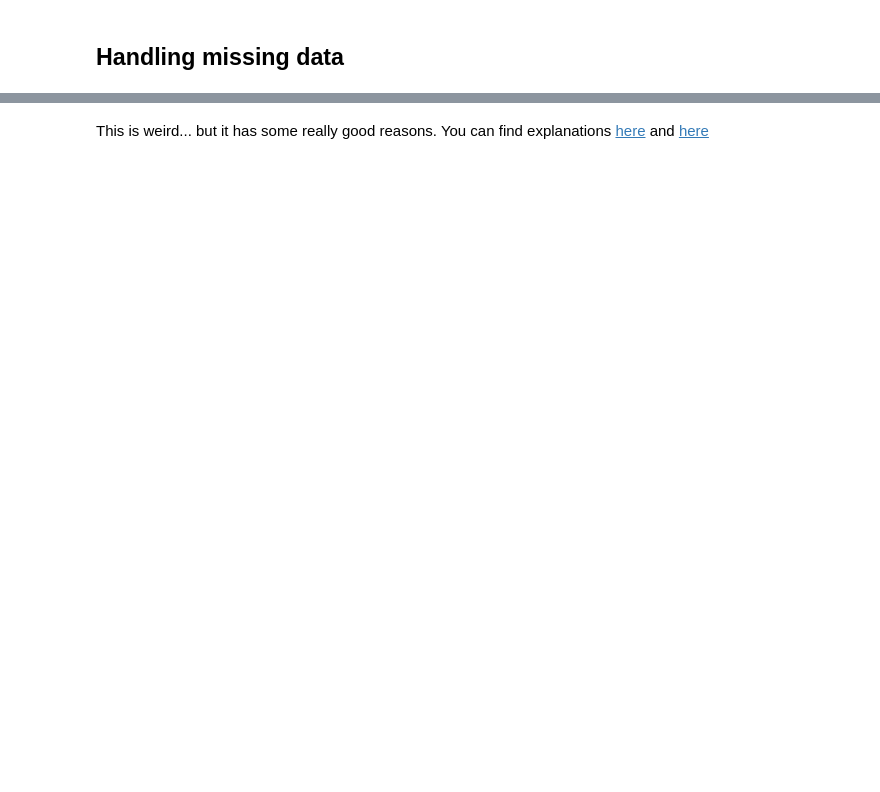
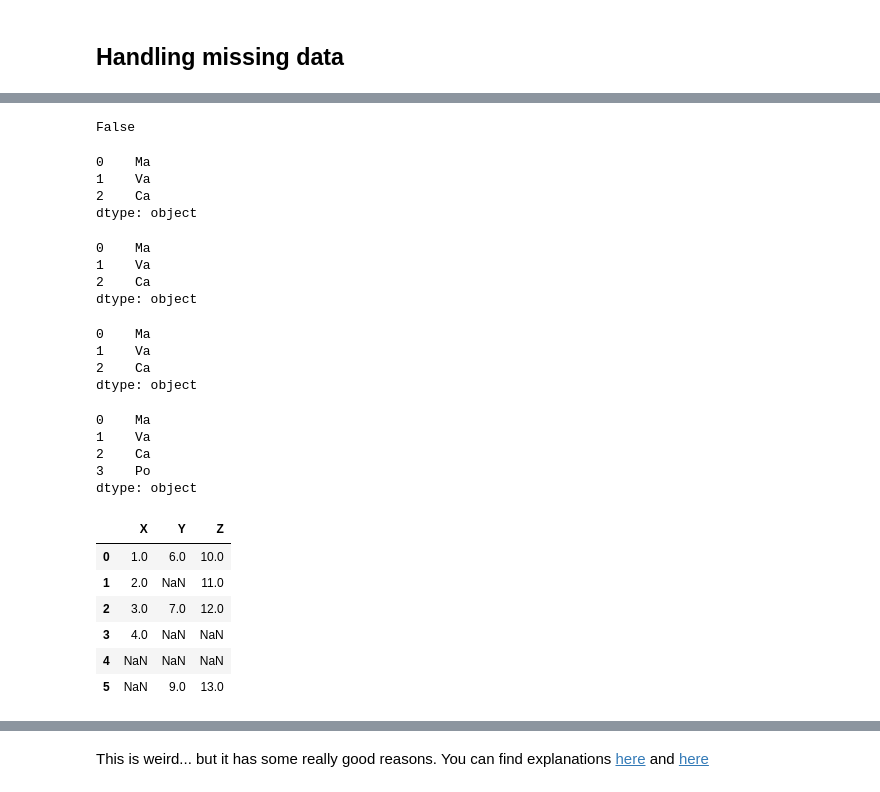
Before and after one commit to jorgegmartin/Master_Data_Science, a Jupyter notebook: 05_Data_Science_con_Python/03-introduction_to_pandas.ipynb, the cells around one changed output, grey strips where cells are left out. Drawn from its saved outputs; the diff is of its cells as text; code cells hidden in the pictures; blank space fills up the shorter version.

```diff
--- a/05_Data_Science_con_Python/03-introduction_to_pandas.ipynb
+++ b/05_Data_Science_con_Python/03-introduction_to_pandas.ipynb
@@ -662,0 +682,52 @@ dna.isin(['a', 'g']).sum()
+# %%
+np.nan == np.nan
+
+# nan no tiene igualdad con nan
+# %% [output]
+False
+# %%
+# metodos para no escoger valores nan:
+
+strings.dropna()
+# %% [output]
+0    Ma
+1    Va
+2    Ca
+dtype: object
+# %%
+strings[~strings.isna()]
+# %% [output]
+0    Ma
+1    Va
+2    Ca
+dtype: object
+# %%
+strings[strings.notna()]
+# %% [output]
+0    Ma
+1    Va
+2    Ca
+dtype: object
+# %%
+# para rellenar los nan con valores usamos fillna
+strings.fillna('Po')
+# %% [output]
+0    Ma
+1    Va
+2    Ca
+3    Po
+dtype: object
+# %%
+data = {'X' : [1, 2, 3, 4, np.nan, np.nan],
+        'Y' : [6, np.nan, 7, np.nan, np.nan, 9],
+        'Z' : [10, 11, 12, np.nan, np.nan, 13]}
+data_df = pd.DataFrame(data)
+data_df
+# %% [output]
+|  | X | Y | Z |
+| 0 | 1.0 | 6.0 | 10.0 |
+| 1 | 2.0 | NaN | 11.0 |
+| 2 | 3.0 | 7.0 | 12.0 |
+| 3 | 4.0 | NaN | NaN |
+| 4 | NaN | NaN | NaN |
+| 5 | NaN | 9.0 | 13.0 |
```
Also changed, not shown: parts of 28 cells of this notebook.
